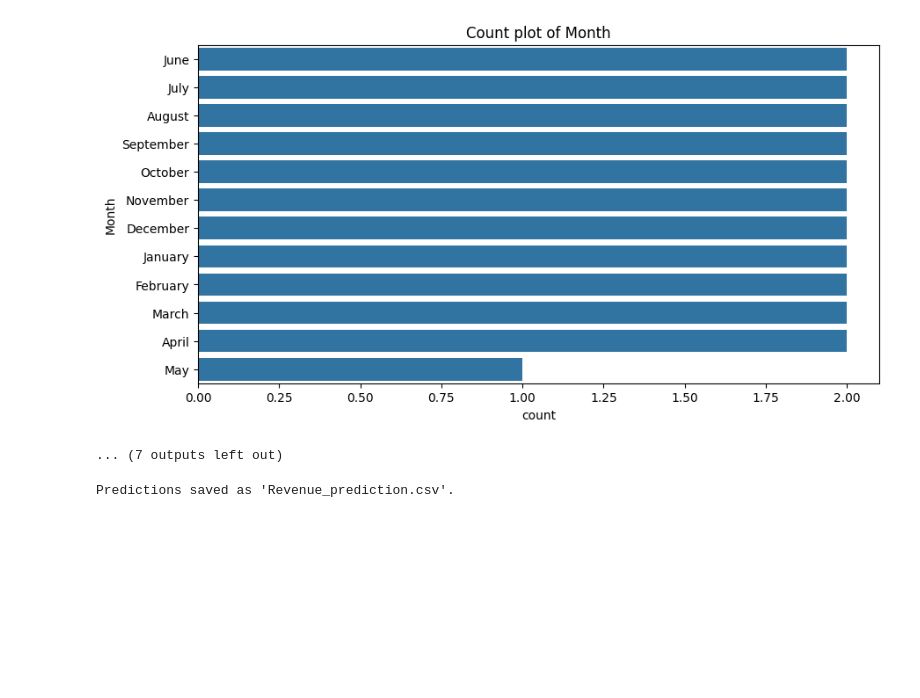
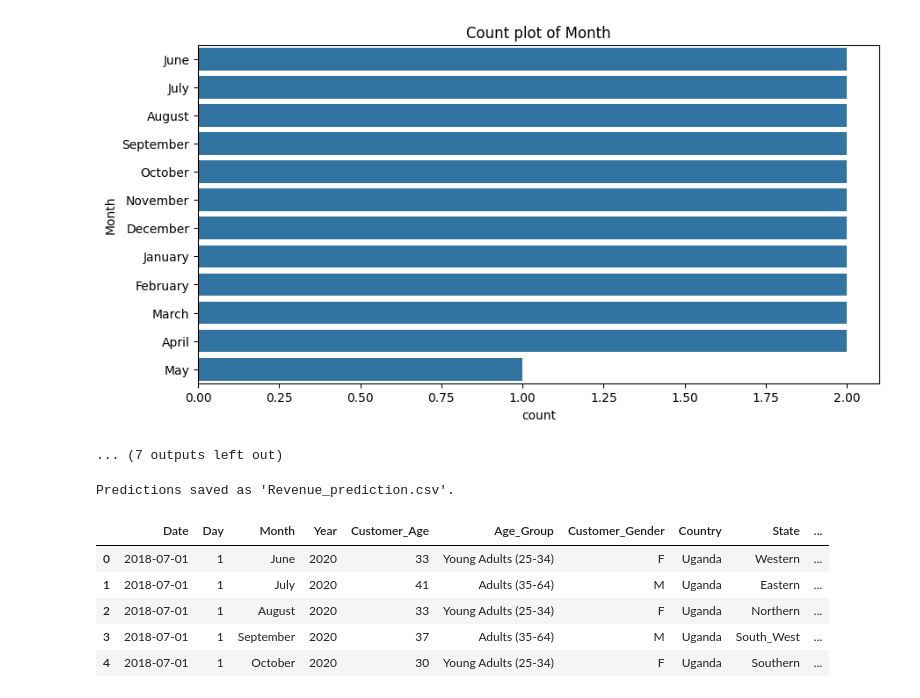
Before and after one commit to sentongo-web/Data-mining, a Jupyter notebook: Final_Bike_Sales.ipynb, the cells around one changed output. Saved outputs shown, nothing was run; the diff lists cells and outputs as text; code cells hidden in the pictures; blank space fills up the shorter version.

```diff
--- a/Final_Bike_Sales.ipynb
+++ b/Final_Bike_Sales.ipynb
@@ -778,3 +778,14 @@ output_df.to_csv('Revenue_prediction.csv', index=False)
 print("Predictions saved as 'Revenue_prediction.csv'.")
 # %% [output]
 Predictions saved as 'Revenue_prediction.csv'.
+# %%
+revenue_predictions = pd.read_csv('Revenue_prediction.csv')
+# %%
+revenue_predictions.head()
+# %% [output]
+|  | Date | Day | Month | Year | Customer_Age | Age_Group | Customer_Gender | Country | State | ... |
+| 0 | 2018-07-01 | 1 | June | 2020 | 33 | Young Adults (25-34) | F | Uganda | Western | ... |
+| 1 | 2018-07-01 | 1 | July | 2020 | 41 | Adults (35-64) | M | Uganda | Eastern | ... |
+| 2 | 2018-07-01 | 1 | August | 2020 | 33 | Young Adults (25-34) | F | Uganda | Northern | ... |
+| 3 | 2018-07-01 | 1 | September | 2020 | 37 | Adults (35-64) | M | Uganda | South_West | ... |
+| 4 | 2018-07-01 | 1 | October | 2020 | 30 | Young Adults (25-34) | F | Uganda | Southern | ... |
```
